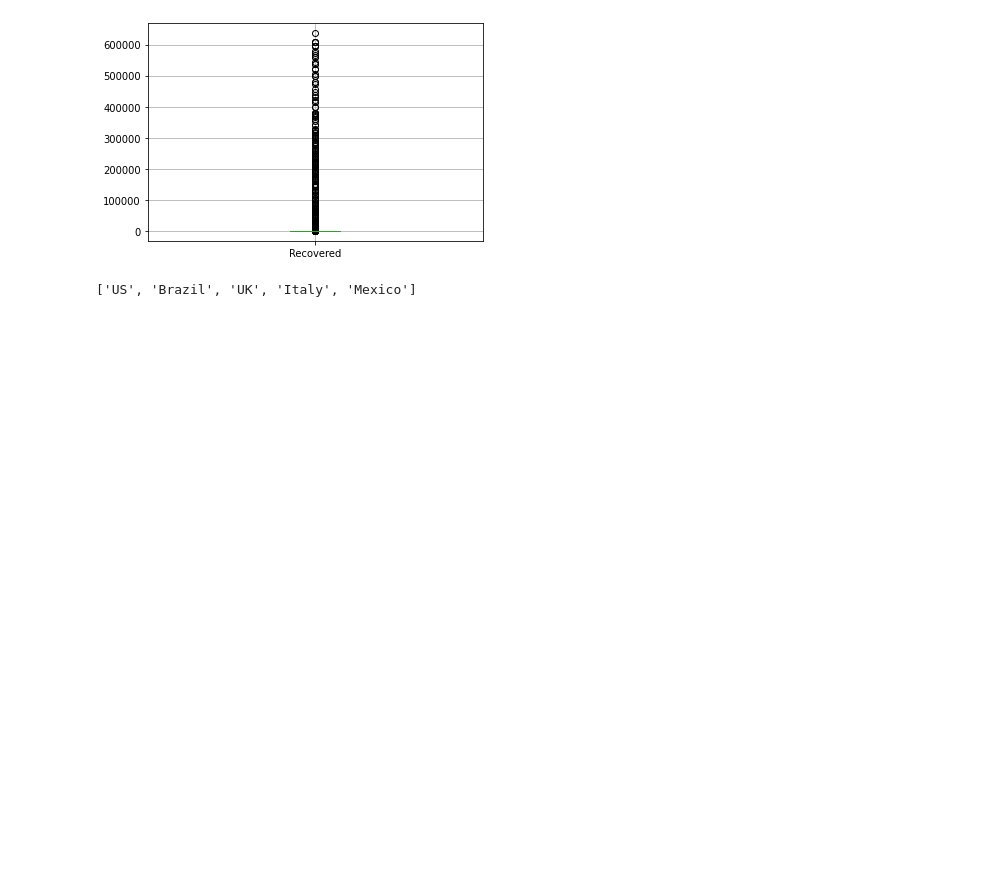
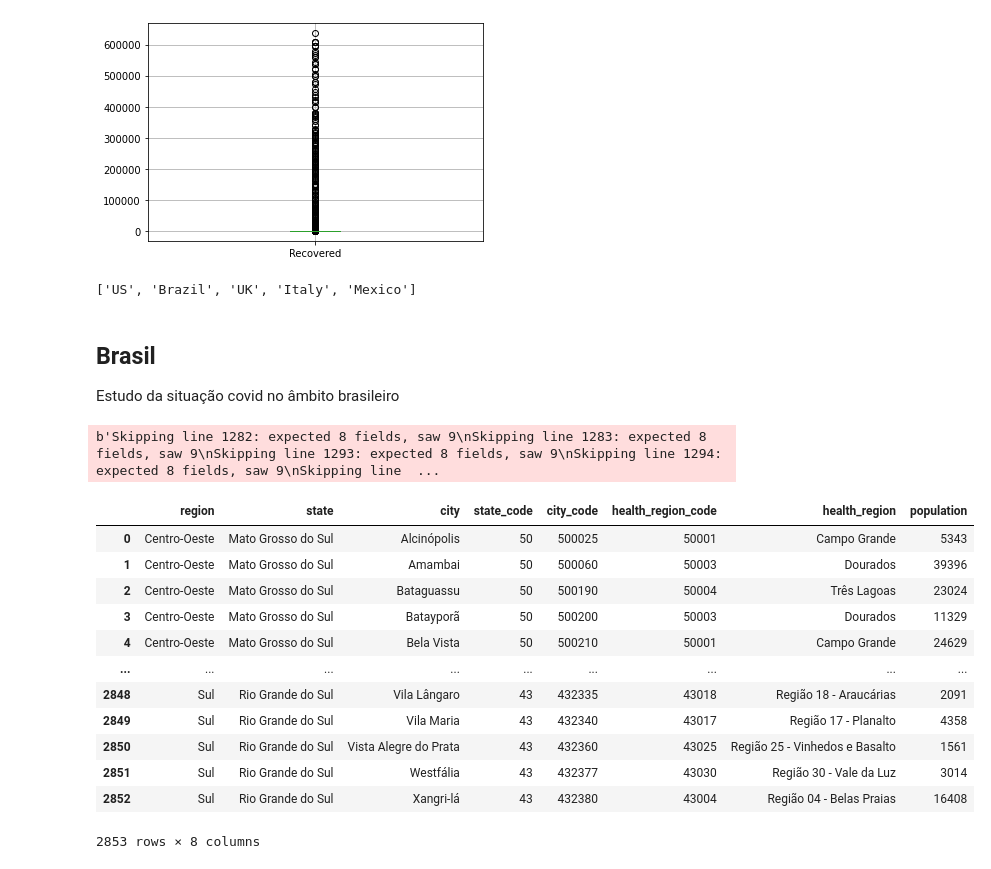
Before and after one commit to Thomasr-02/COVID-DataAnalysis, a Jupyter notebook: dataAnalysis.ipynb, the cells around one changed output. Cells and saved outputs as stored; diff of their text form; code cells hidden in the pictures; blank space fills up the shorter version.

```diff
--- a/dataAnalysis.ipynb
+++ b/dataAnalysis.ipynb
@@ -67,3 +71,26 @@ paises_top5_mortos = list(covid19_data.groupby(["Country/Region"]).sum().sort_va
 paises_top5_mortos
 # %% [output]
 ['US', 'Brazil', 'UK', 'Italy', 'Mexico']
+# %% [markdown]
+## Brasil
+
+Estudo da situação covid no âmbito brasileiro
+# %%
+covid19_data_br = pd.read_csv("datasets/CoronaBrazil/brazil_covid19_cities.csv")
+
+br_population = pd.read_csv("datasets/CoronaBrazil/brazil_population_2019.csv",error_bad_lines=False)
+# %% [output]
+b'Skipping line 1282: expected 8 fields, saw 9\nSkipping line 1283: expected 8 fields, saw 9\nSkipping line 1293: expected 8 fields, saw 9\nSkipping line 1294: expected 8 fields, saw 9\nSkipping line  ...
+|  | region | state | city | state_code | city_code | health_region_code | health_region | population |
+| 0 | Centro-Oeste | Mato Grosso do Sul | Alcinópolis | 50 | 500025 | 50001 | Campo Grande | 5343 |
+| 1 | Centro-Oeste | Mato Grosso do Sul | Amambai | 50 | 500060 | 50003 | Dourados | 39396 |
+| 2 | Centro-Oeste | Mato Grosso do Sul | Bataguassu | 50 | 500190 | 50004 | Três Lagoas | 23024 |
+| 3 | Centro-Oeste | Mato Grosso do Sul | Batayporã | 50 | 500200 | 50003 | Dourados | 11329 |
+| 4 | Centro-Oeste | Mato Grosso do Sul | Bela Vista | 50 | 500210 | 50001 | Campo Grande | 24629 |
+| ... | ... | ... | ... | ... | ... | ... | ... | ... |
+| 2848 | Sul | Rio Grande do Sul | Vila Lângaro | 43 | 432335 | 43018 | Região 18 - Araucárias | 2091 |
+| 2849 | Sul | Rio Grande do Sul | Vila Maria | 43 | 432340 | 43017 | Região 17 - Planalto | 4358 |
+| 2850 | Sul | Rio Grande do Sul | Vista Alegre do Prata | 43 | 432360 | 43025 | Região 25 - Vinhedos e Basalto | 1561 |
+| 2851 | Sul | Rio Grande do Sul | Westfália | 43 | 432377 | 43030 | Região 30 - Vale da Luz | 3014 |
+| 2852 | Sul | Rio Grande do Sul | Xangri-lá | 43 | 432380 | 43004 | Região 04 - Belas Praias | 16408 |
+2853 rows × 8 columns
```
Also changed, not shown: parts of 4 cells of this notebook.
